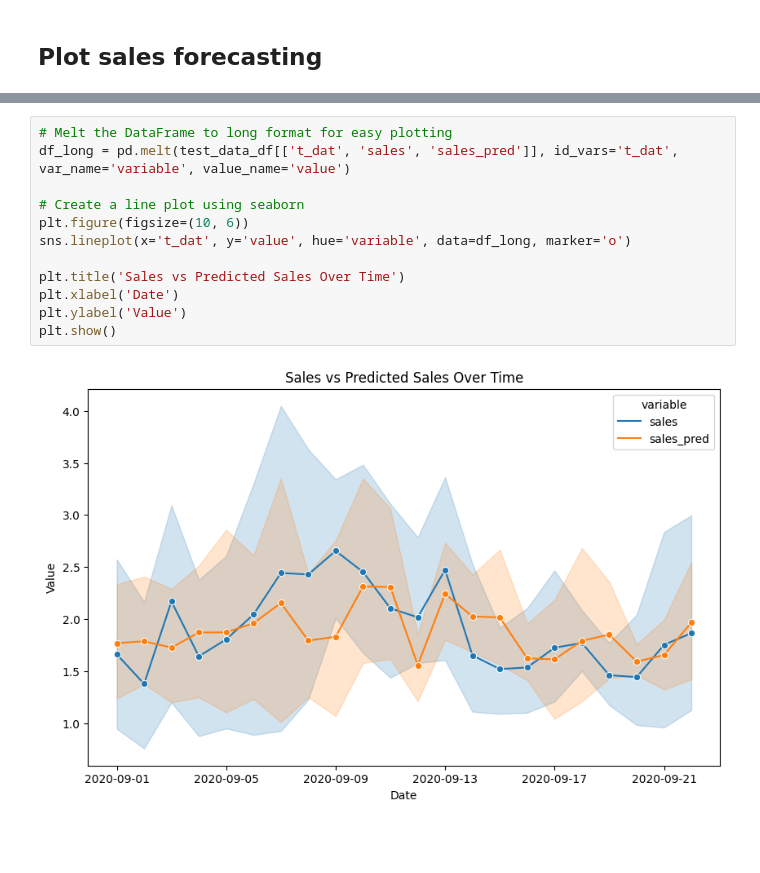
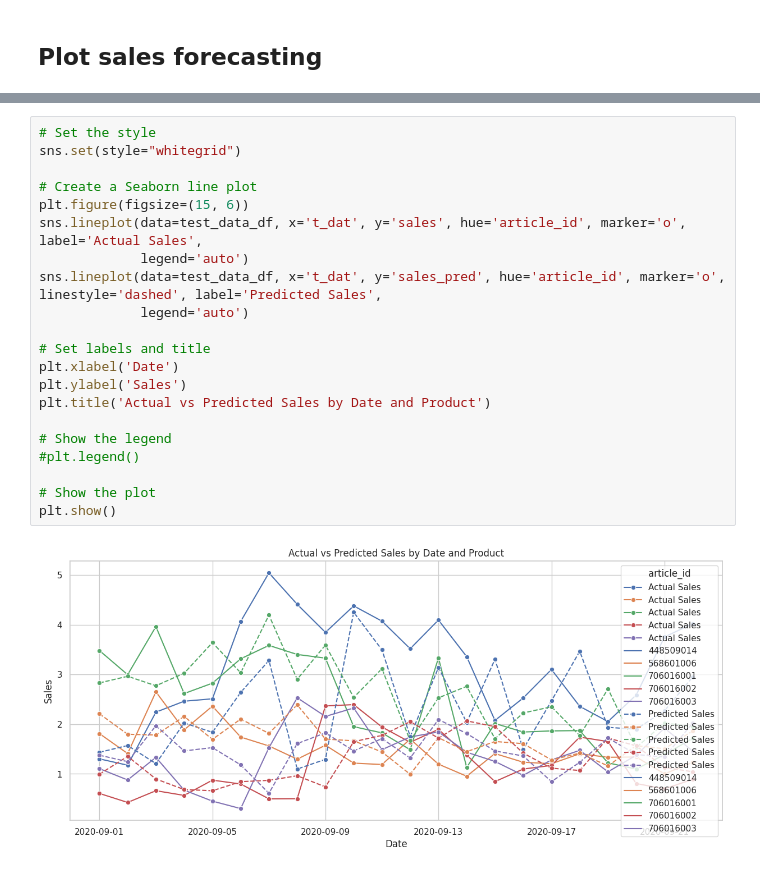
Before and after one commit to VishalRepos/personalized-fashion-recommendations, a Jupyter notebook: experiment/Chinthalanka/uom23dmmscg04-239375e-sales-forecasting.ipynb, the cells around one changed output, grey strips where cells are left out. Drawn from its saved outputs; the diff is of its cells as text; blank space fills up the shorter version.

Commit message:
Update seaborn plot legend

```diff
--- a/experiment/Chinthalanka/uom23dmmscg04-239375e-sales-forecasting.ipynb
+++ b/experiment/Chinthalanka/uom23dmmscg04-239375e-sales-forecasting.ipynb
@@ -445,17 +445,26 @@ test_data_df.head()
 | 3563 | 2020-09-01 | 706016001 | 3.48 | 9 | 1 | 245 | 1 | 2020 | 2.93 | ... |
 | 3562 | 2020-09-01 | 706016002 | 0.61 | 9 | 1 | 245 | 1 | 2020 | 0.60 | ... |
 | 3564 | 2020-09-01 | 706016003 | 1.11 | 9 | 1 | 245 | 1 | 2020 | 1.30 | ... |
-# %%
-# Melt the DataFrame to long format for easy plotting
-df_long = pd.melt(test_data_df[['t_dat', 'sales', 'sales_pred']], id_vars='t_dat', var_name='variable', value_name='value')
-
-# Create a line plot using seaborn
-plt.figure(figsize=(10, 6))
-sns.lineplot(x='t_dat', y='value', hue='variable', data=df_long, marker='o')
-
-plt.title('Sales vs Predicted Sales Over Time')
-plt.xlabel('Date')
-plt.ylabel('Value')
-plt.show()
-# %% [output]
-[figure, removed]
+# %%
+# Set the style
+sns.set(style="whitegrid")
+
+# Create a Seaborn line plot
+plt.figure(figsize=(15, 6))
+sns.lineplot(data=test_data_df, x='t_dat', y='sales', hue='article_id', marker='o', label='Actual Sales',
+             legend='auto')
+sns.lineplot(data=test_data_df, x='t_dat', y='sales_pred', hue='article_id', marker='o', linestyle='dashed', label='Predicted Sales',
+             legend='auto')
+
+# Set labels and title
+plt.xlabel('Date')
+plt.ylabel('Sales')
+plt.title('Actual vs Predicted Sales by Date and Product')
+
+# Show the legend
+#plt.legend()
+
+# Show the plot
+plt.show()
+# %% [output]
+[figure, added]
```
